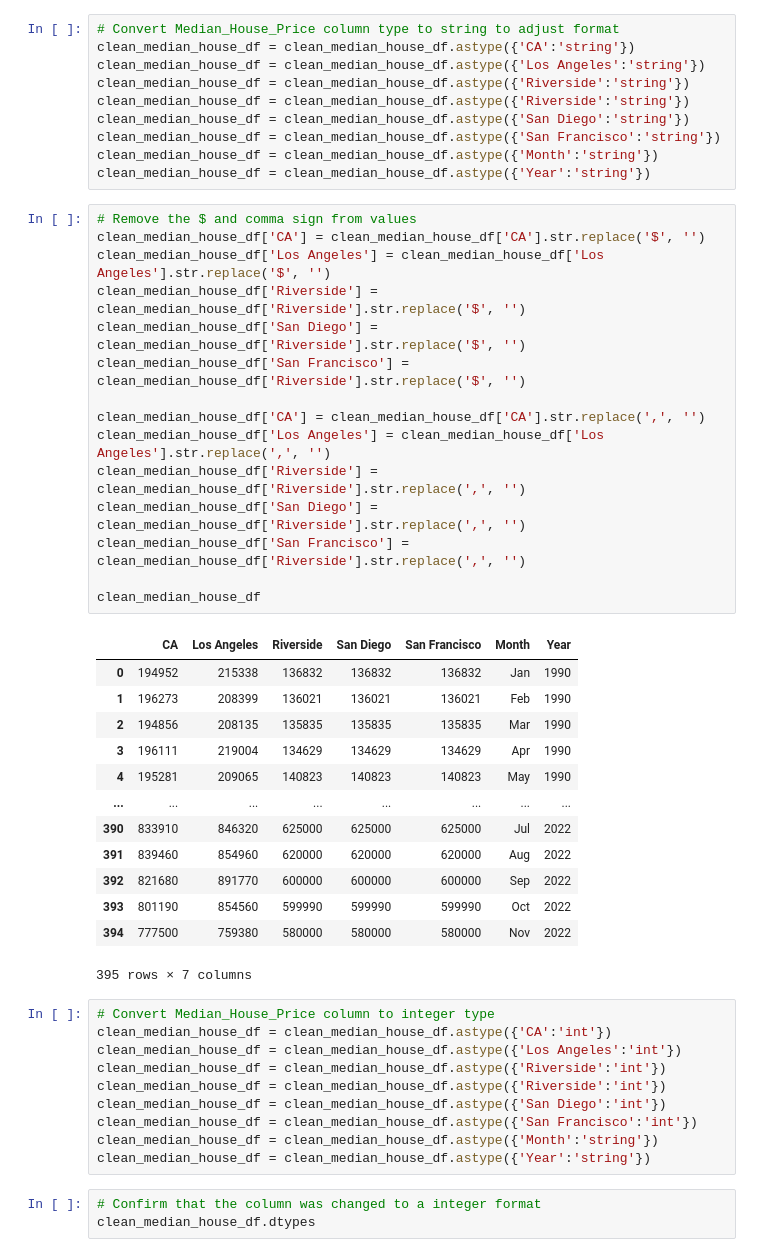
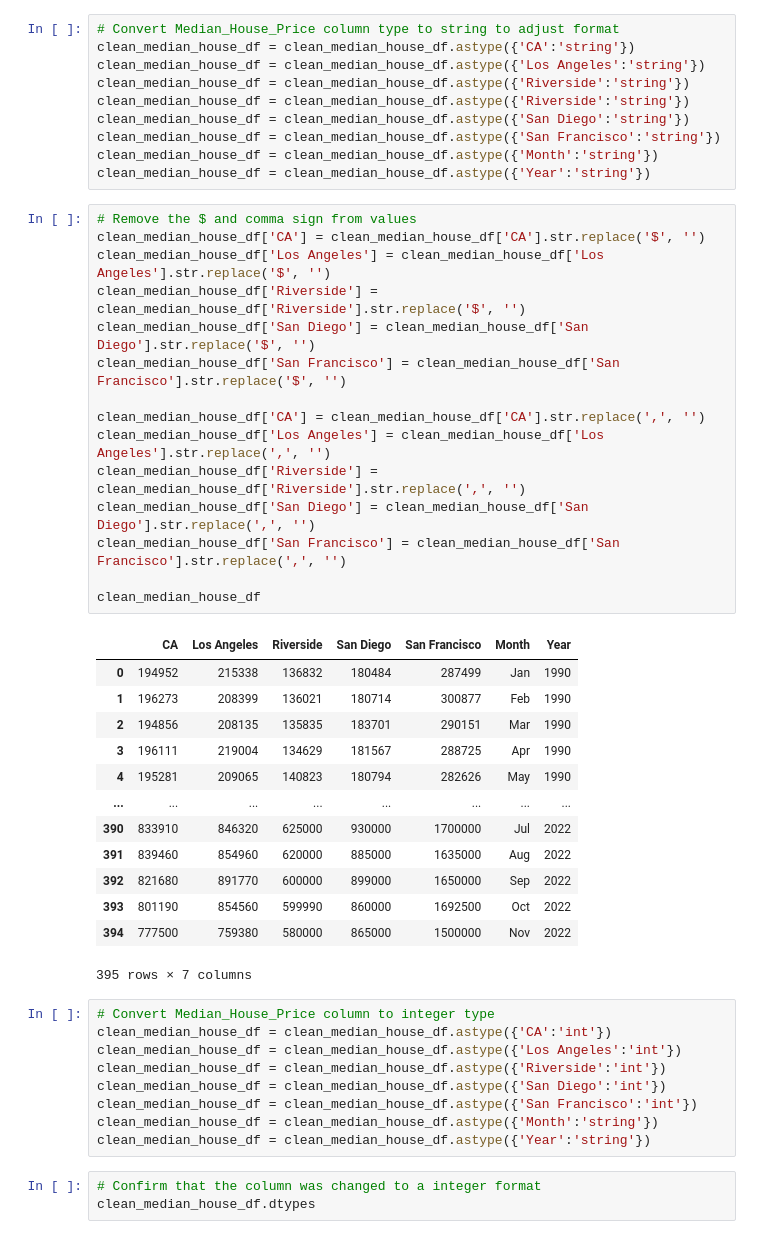
Before and after one commit to dpTuttle/final_project, a Jupyter notebook: Segment_2_Deliverables/Data_Load/Code/DataLoad_Median_House_and CPI_IH.ipynb, the cells around one changed output. Saved outputs shown, nothing was run; the diff lists cells and outputs as text.

```diff
--- a/Segment_2_Deliverables/Data_Load/Code/DataLoad_Median_House_and CPI_IH.ipynb
+++ b/Segment_2_Deliverables/Data_Load/Code/DataLoad_Median_House_and CPI_IH.ipynb
@@ -242,38 +242,37 @@ clean_median_house_df = clean_median_house_df.astype({'Year':'string'})
 # %%
 # Remove the $ and comma sign from values
 clean_median_house_df['CA'] = clean_median_house_df['CA'].str.replace('$', '')
 clean_median_house_df['Los Angeles'] = clean_median_house_df['Los Angeles'].str.replace('$', '')
 clean_median_house_df['Riverside'] = clean_median_house_df['Riverside'].str.replace('$', '')
-clean_median_house_df['San Diego'] = clean_median_house_df['Riverside'].str.replace('$', '')
-clean_median_house_df['San Francisco'] = clean_median_house_df['Riverside'].str.replace('$', '')
+clean_median_house_df['San Diego'] = clean_median_house_df['San Diego'].str.replace('$', '')
+clean_median_house_df['San Francisco'] = clean_median_house_df['San Francisco'].str.replace('$', '')
 
 clean_median_house_df['CA'] = clean_median_house_df['CA'].str.replace(',', '')
 clean_median_house_df['Los Angeles'] = clean_median_house_df['Los Angeles'].str.replace(',', '')
 clean_median_house_df['Riverside'] = clean_median_house_df['Riverside'].str.replace(',', '')
-clean_median_house_df['San Diego'] = clean_median_house_df['Riverside'].str.replace(',', '')
-clean_median_house_df['San Francisco'] = clean_median_house_df['Riverside'].str.replace(',', '')
+clean_median_house_df['San Diego'] = clean_median_house_df['San Diego'].str.replace(',', '')
+clean_median_house_df['San Francisco'] = clean_median_house_df['San Francisco'].str.replace(',', '')
 
 clean_median_house_df
 # %% [output]
 |  | CA | Los Angeles | Riverside | San Diego | San Francisco | Month | Year |
-| 0 | 194952 | 215338 | 136832 | 136832 | 136832 | Jan | 1990 |
-| 1 | 196273 | 208399 | 136021 | 136021 | 136021 | Feb | 1990 |
-| 2 | 194856 | 208135 | 135835 | 135835 | 135835 | Mar | 1990 |
-| 3 | 196111 | 219004 | 134629 | 134629 | 134629 | Apr | 1990 |
-| 4 | 195281 | 209065 | 140823 | 140823 | 140823 | May | 1990 |
+| 0 | 194952 | 215338 | 136832 | 180484 | 287499 | Jan | 1990 |
+| 1 | 196273 | 208399 | 136021 | 180714 | 300877 | Feb | 1990 |
+| 2 | 194856 | 208135 | 135835 | 183701 | 290151 | Mar | 1990 |
+| 3 | 196111 | 219004 | 134629 | 181567 | 288725 | Apr | 1990 |
+| 4 | 195281 | 209065 | 140823 | 180794 | 282626 | May | 1990 |
 | ... | ... | ... | ... | ... | ... | ... | ... |
-| 390 | 833910 | 846320 | 625000 | 625000 | 625000 | Jul | 2022 |
-| 391 | 839460 | 854960 | 620000 | 620000 | 620000 | Aug | 2022 |
-| 392 | 821680 | 891770 | 600000 | 600000 | 600000 | Sep | 2022 |
-| 393 | 801190 | 854560 | 599990 | 599990 | 599990 | Oct | 2022 |
-| 394 | 777500 | 759380 | 580000 | 580000 | 580000 | Nov | 2022 |
+| 390 | 833910 | 846320 | 625000 | 930000 | 1700000 | Jul | 2022 |
+| 391 | 839460 | 854960 | 620000 | 885000 | 1635000 | Aug | 2022 |
+| 392 | 821680 | 891770 | 600000 | 899000 | 1650000 | Sep | 2022 |
+| 393 | 801190 | 854560 | 599990 | 860000 | 1692500 | Oct | 2022 |
+| 394 | 777500 | 759380 | 580000 | 865000 | 1500000 | Nov | 2022 |
 395 rows × 7 columns
 # %%
 # Convert Median_House_Price column to integer type
 clean_median_house_df = clean_median_house_df.astype({'CA':'int'})
 clean_median_house_df = clean_median_house_df.astype({'Los Angeles':'int'})
 clean_median_house_df = clean_median_house_df.astype({'Riverside':'int'})
-clean_median_house_df = clean_median_house_df.astype({'Riverside':'int'})
 clean_median_house_df = clean_median_house_df.astype({'San Diego':'int'})
 clean_median_house_df = clean_median_house_df.astype({'San Francisco':'int'})
 clean_median_house_df = clean_median_house_df.astype({'Month':'string'})
```
Also changed, not shown: parts of 30 cells of this notebook, 1 other file.
